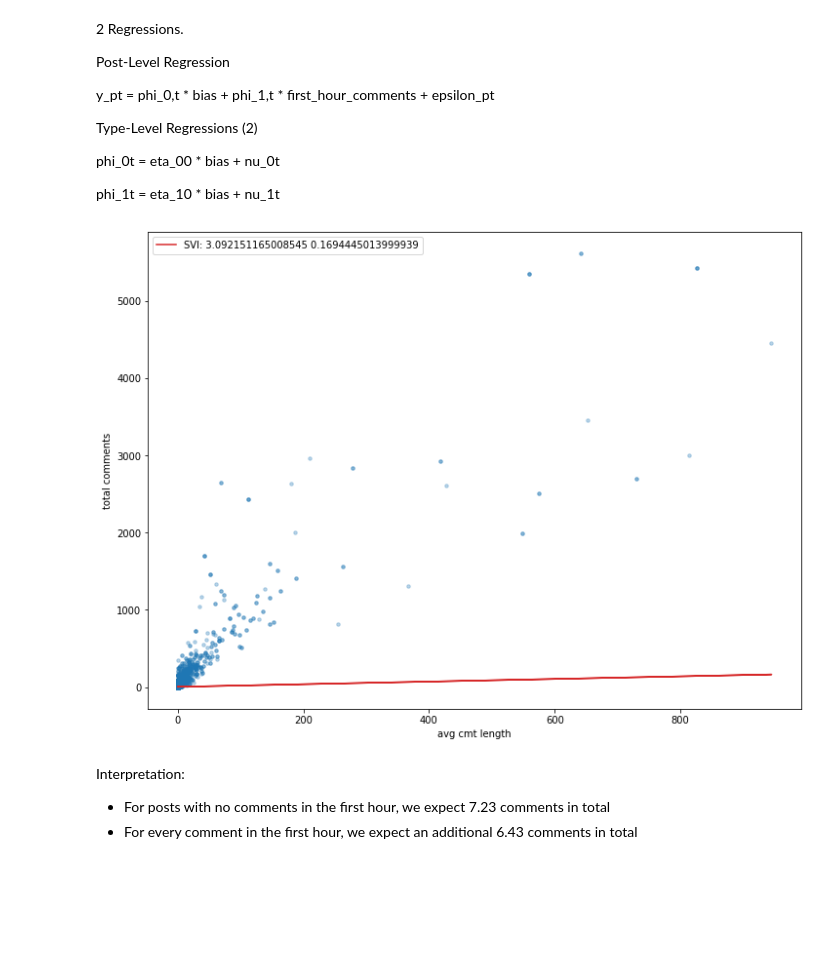
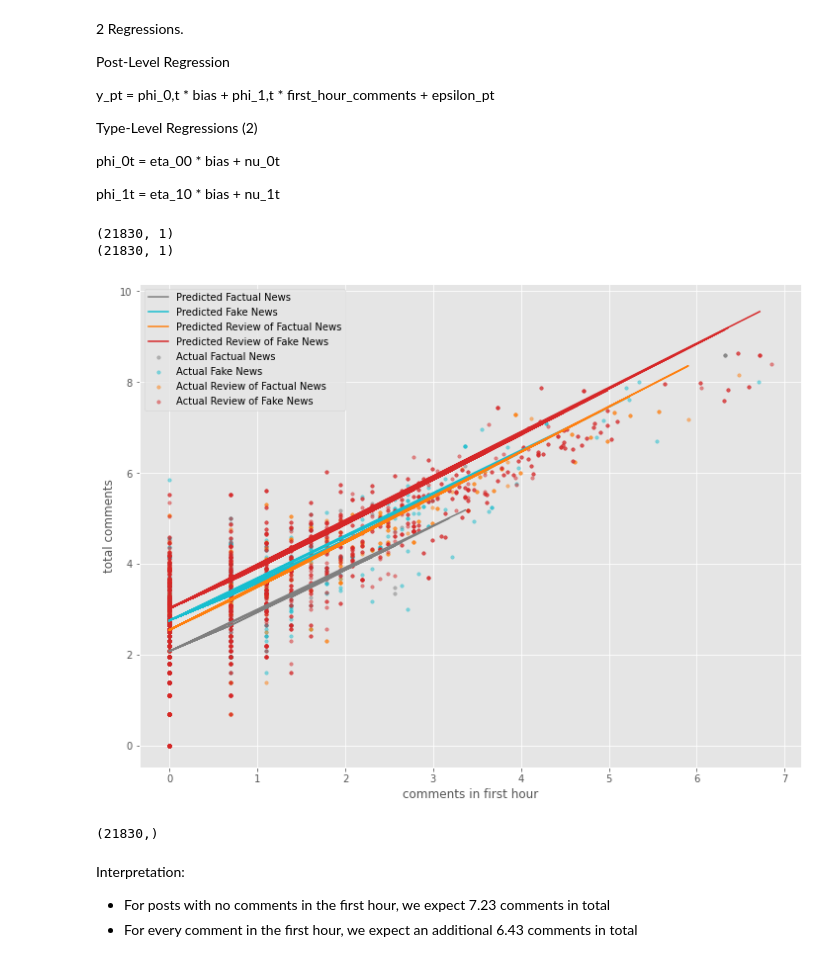
Before and after one commit to ageil/Probabilistic-Programming, a Jupyter notebook: model/TypeLevelModel.ipynb, the cells around one changed output. Saved outputs shown, nothing was run; the diff lists cells and outputs as text; code cells hidden in the pictures; blank space fills up the shorter version.

Commit message:
get SVI working on type level model with normal output distribution; visualize predictions (looks like a power law distribution)

```diff
--- a/model/TypeLevelModel.ipynb
+++ b/model/TypeLevelModel.ipynb
@@ -283,7 +351,7 @@ svi = SVI(model,
           loss=JitTrace_ELBO())
 
 pyro.clear_param_store()
-num_iters = 10000
+num_iters = 15000
 losses = np.zeros((num_iters,))
 for i in range(num_iters):
     if SUBSAMPLE:
@@ -355,36 +455,77 @@ Type-Level Regressions (2)
 phi_0t = eta_00 * bias + nu_0t
 
 phi_1t = eta_10 * bias + nu_1t
+# %%
+plt.style.use('tableau-colorblind10')
+# %%
+labels = np.array(["Factual News", "Fake News", "Review of Factual News", "Review of Fake News"])
 # %%
 indep = 1
 
+# indep_dict = {
+#     1: "avg cmt length",
+#     2: "avg upvotes",
+#     3: "num authors",
+#     4: "comments in first hour",
+# }
 indep_dict = {
-    1: "avg cmt length",
-    2: "avg upvotes",
-    3: "num authors",
-    4: "comments in first hour",
+    1: "comments in first hour",
 }
 
-phi_0_svi = float(pyro.param('eta_loc').detach().numpy()[0])
-phi_1_svi = float(pyro.param('eta_loc').detach().numpy()[indep][0])
+phi = torch.matmul(pyro.param('eta_loc').detach(), t_data.T)
 
-y_pred_svi = phi_0_svi
-y_pred_svi += phi_1_svi * p_data[:,indep]
+t = torch.Tensor(p_types).long()
+
+indeps = torch.tensor(p_data)
+
+coefs = torch.tensor(phi[:,t]) # (num_p_indeps,num_posts)
+
+mu = torch.mul(coefs, indeps.T).sum(dim=0)
+
+y_pred_svi = np.array(mu).reshape((-1,1))
+
+
+
+print(y_pred_svi.shape)
+print(y.shape)
+
+
 
 # y_pred_mcmc = float(phi_means[0])
 # y_pred_mcmc += float(phi_means[1]) * p_data[:,indep]
 
 
 plt.figure(figsize=(12,9))
-plt.scatter(np.array(p_data[:,indep]), np.array(y), alpha=0.3, s=12, c='tab:blue')
-plt.plot(np.array(p_data[:,indep]), np.array(y_pred_svi), c='tab:red', label=f'SVI: {phi_0_svi} {phi_1_svi}') # SVI
+
+types = np.unique(p_types)
+
+colors = ['tab:blue', 'tab:orange', 'tab:green', 'tab:red', 'tab:purple', 'tab:brown', 'tab:pink', 'tab:gray', 'tab:olive', 'tab:cyan']
+color_choices = np.random.choice(colors, size=len(types), replace=False)
+
+for i, t in enumerate(types):
+    y_pred_t = y_pred_svi[p_types == t]
+    y_t = y[p_types == t]
+    x_t = p_data[p_types == t,indep]
+
+    type_label = labels[int(t)]
+
+    color = color_choices[i]
+    plt.scatter(np.log(x_t), np.log(y_t), alpha=0.5, s=12, c=color, label=f"Actual {type_label}")
+    plt.plot(np.log(x_t), np.log(y_pred_t), c=color, label=f"Predicted {type_label}")
+
 # plt.plot(np.array(p_data[:,indep]), np.array(y_pred_mcmc), c='tab:green', label=f'MCMC: {phi_means[0]}, {phi_means[1]}') # MCMC
 plt.xlabel(indep_dict[indep])
 plt.ylabel('total comments')
 plt.legend()
 plt.show()
 # %% [output]
+(21830, 1)
+(21830, 1)
-[figure, old version]
+[figure, new version]
+# %%
+p_data[:,indep].shape
+# %% [output]
+(21830,)
 # %% [markdown]
 Interpretation:
 
```
Also changed, not shown: parts of 16 cells of this notebook.
